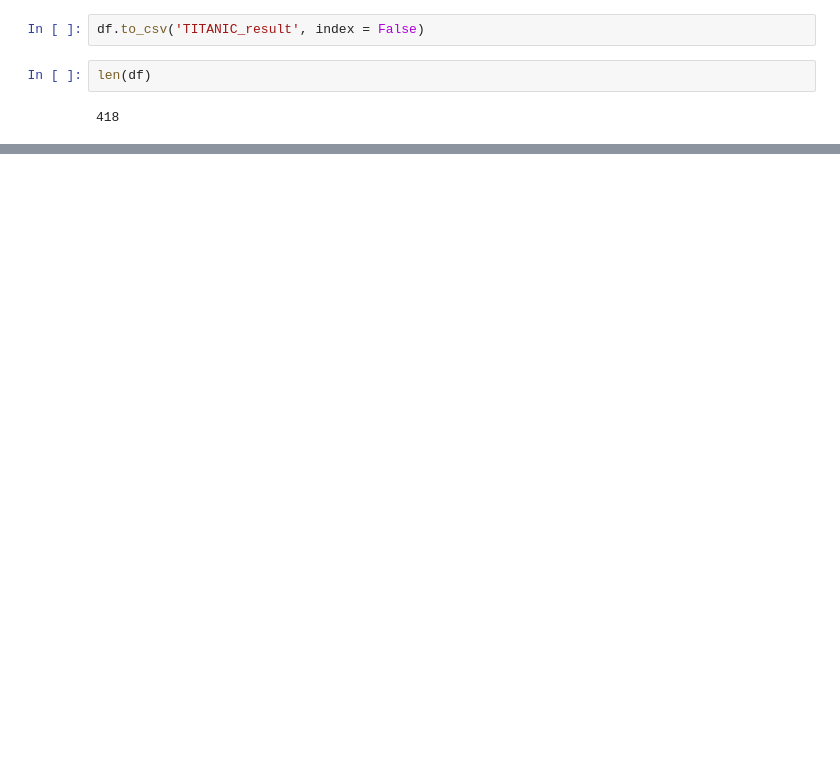
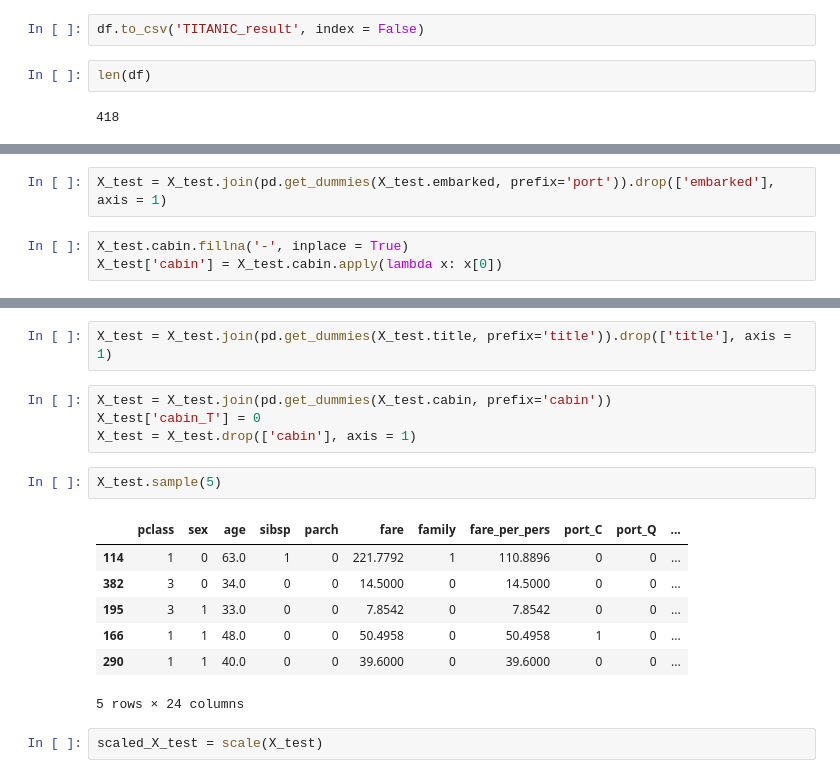
Before and after one commit to loechka/homeworks, a Jupyter notebook: kaggle_titanic_project.ipynb, the cells around one changed output, grey strips where cells are left out. Drawn from its saved outputs; the diff is of its cells as text; blank space fills up the shorter version.

```diff
--- a/kaggle_titanic_project.ipynb
+++ b/kaggle_titanic_project.ipynb
@@ -973,0 +1024,5 @@ len(df)
+# %%
+X_test = X_test.join(pd.get_dummies(X_test.embarked, prefix='port')).drop(['embarked'], axis = 1)
+# %%
+X_test.cabin.fillna('-', inplace = True)
+X_test['cabin'] = X_test.cabin.apply(lambda x: x[0])
@@ -973,0 +1042,18 @@ len(df)
+# %%
+X_test = X_test.join(pd.get_dummies(X_test.title, prefix='title')).drop(['title'], axis = 1)
+# %%
+X_test = X_test.join(pd.get_dummies(X_test.cabin, prefix='cabin'))
+X_test['cabin_T'] = 0
+X_test = X_test.drop(['cabin'], axis = 1)
+# %%
+X_test.sample(5)
+# %% [output]
+|  | pclass | sex | age | sibsp | parch | fare | family | fare_per_pers | port_C | port_Q | ... |
+| 114 | 1 | 0 | 63.0 | 1 | 0 | 221.7792 | 1 | 110.8896 | 0 | 0 | ... |
+| 382 | 3 | 0 | 34.0 | 0 | 0 | 14.5000 | 0 | 14.5000 | 0 | 0 | ... |
+| 195 | 3 | 1 | 33.0 | 0 | 0 | 7.8542 | 0 | 7.8542 | 0 | 0 | ... |
+| 166 | 1 | 1 | 48.0 | 0 | 0 | 50.4958 | 0 | 50.4958 | 1 | 0 | ... |
+| 290 | 1 | 1 | 40.0 | 0 | 0 | 39.6000 | 0 | 39.6000 | 0 | 0 | ... |
+5 rows × 24 columns
+# %%
+scaled_X_test = scale(X_test)
```
Also changed, not shown: parts of 68 cells of this notebook.
